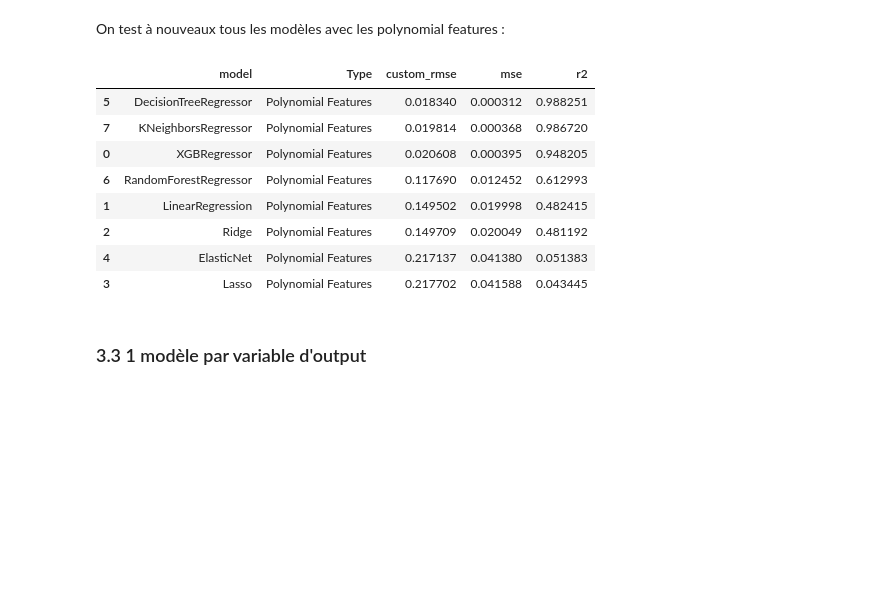
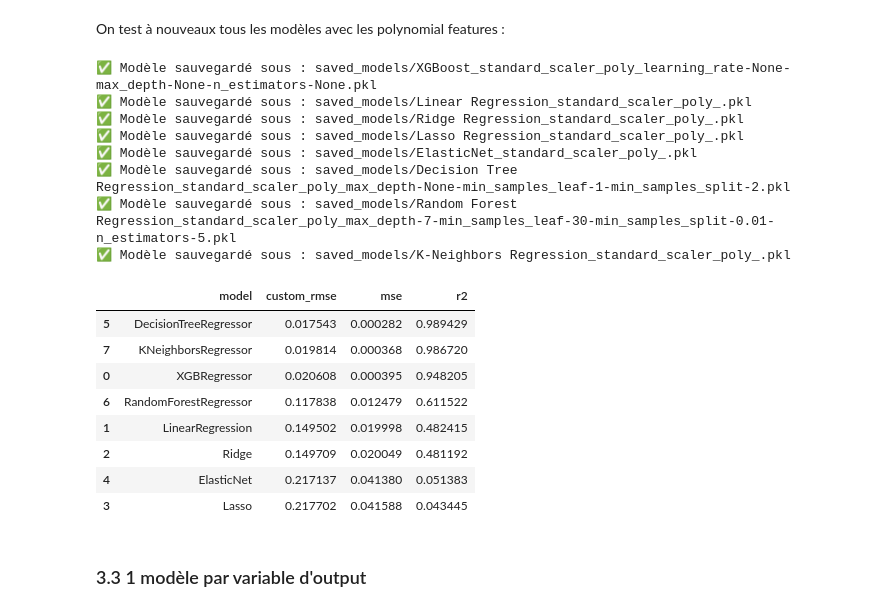
Before and after one commit to baptistedfr/Identification-Gaz-Toxiques-BERTIN, a Jupyter notebook: exemple.ipynb, the cells around one changed output. Drawn from its saved outputs; the diff is of its cells as text; code cells hidden in the pictures; blank space fills up the shorter version.

```diff
--- a/exemple.ipynb
+++ b/exemple.ipynb
@@ -313,7 +409,12 @@ Meilleurs hyperparamètres : {'max_depth': 20, 'min_samples_leaf': 30, 'min_samp
 # %% [markdown]
 Sur les données de validation :
 # %%
-y_pred = best_model.predict(X_val)
+best_params_rf = {'max_depth': 20, 'min_samples_leaf': 30, 'min_samples_split': 0.01, 'n_estimators': 12}
+best_model_rf = RandomForestRegressor(**best_params_rf, random_state=42)
+best_model_rf.fit(X_train, y_train)
+save_model(best_model_rf, 'RandomForest',"")
+
+y_pred = best_model_rf.predict(X_val)
 best_mse = round(mean_squared_error(y_val, y_pred),4,)
 best_r2 = round(r2_score(y_val, y_pred),4)
 custom_mse = round(custom_weighted_rmse(y_val, y_pred),4)
@@ -463,6 +600,7 @@ print(f"Custom MSE sur les données de validation : {custom_mse}")
 rf_best = RandomForestRegressor(n_estimators=12, max_depth=20, min_samples_leaf=30,
                                 min_samples_split=0.01, random_state=42)
 # Meilleur modèle XGBoost
+best_params = {'n_estimators': 150, 'max_depth': 12, 'learning_rate': 0.031329213672520353, 'subsample': 0.515270738264848, 'colsample_bytree': 0.9960417540840131, 'reg_lambda': 0.007868639653788518, 'reg_alpha': 0.40861619622555084, 'gamma': 0.01305340823383488, 'min_child_weight': 5}
 xgb_best = XGBRegressor(**best_params, objective='reg:squarederror', random_state=42)
 ridge = Ridge(alpha=1.0)
 
@@ -471,18 +609,18 @@ stacking_model = StackingRegressor(
     final_estimator=Ridge()
 )
 
-multi_output_model = MultiOutputRegressor(stacking_model)
+multi_output_model = (stacking_model)
 
 # Entraînement du modèle final
-multi_output_model.fit(X_train_scaled, y_train)
+multi_output_model.fit(X_train_scaled_robust, y_train)
+save_model(multi_output_model, 'StackedModel',"scaled_robust")
 
-y_pred = xgb_best.predict(X_val_scaled)
+y_pred = multi_output_model.predict(X_val_scaled_robust)
 # Calculer les métriques de performance
 best_mse = round(mean_squared_error(y_val, y_pred), 4)
 best_r2 = round(r2_score(y_val, y_pred), 4)
 custom_mse = round(custom_weighted_rmse(y_val, y_pred), 4)
 
-# Afficher les résultats des performances
 print(f"Best Mean Squared Error: {best_mse}")
 print(f"Best R^2 Score: {best_r2}")
 print(f"Custom MSE sur les données de validation : {custom_mse}")
@@ -496,15 +639,17 @@ L'objectif de la PCA est de réduire de dimensionnalité en transformant les don
 Naturellement, après avoir analysé la corrélation entre les variables en section 1.4, nous pensons qu'il est pertinent d'utiliser une PCA car le dataset présente un grand nombre de variables très corrélées.
 # %%
 pca = PCA(n_components=0.90)
-X_train_pca = pca.fit_transform(X_train_scaled)
-X_val_pca = pca.transform(X_val_scaled)
+X_train_pca = pca.fit_transform(X_train_scaled_standard)
+X_val_pca = pca.transform(X_val_scaled_standard)
 
 model_rf_pca = RandomForestRegressor(n_estimators=12, max_depth=20, min_samples_split=0.01, min_samples_leaf=30, random_state=42)
 model_rf_pca.fit(X_train_pca, y_train)
+save_model(model_rf_pca, 'RandomForest',"scaled_standard_pca")
+
 y_pred_pca = model_rf_pca.predict(X_val_pca)
 
 rmse_pca = round(custom_weighted_rmse(y_val, y_pred_pca), 2)
 print(f"Erreur quadratique moyenne pondérée (RMSE) avec PCA : {rmse_pca}")
-rmse_no_pca = round(custom_weighted_rmse(y_val, y_pred), 2)
+rmse_no_pca = round(custom_weighted_rmse(y_val, y_pred_pca), 2)
 print(f"Erreur quadratique moyenne pondérée (RMSE) sans PCA : {rmse_no_pca}")
 # %% [output]
@@ -518,9 +664,9 @@ Avec le PolynomialFeatures, on cherche à enrichir les données en ajoutant des
 On définit le dataset avec les relations polynomiales :
 # %%
 poly = PolynomialFeatures(degree=2)
-poly.fit(X_train_scaled)
-X_train_poly = poly.transform(X_train_scaled)
-X_val_poly = poly.transform(X_val_scaled)
+poly.fit(X_train_scaled_standard)
+X_train_poly = poly.transform(X_train_scaled_standard)
+X_val_poly = poly.transform(X_val_scaled_standard)
 print("X_train.shape: {}".format(X_train.shape))
 print("X_train_poly.shape: {}".format(X_train_poly.shape))
 # %% [output]
@@ -531,35 +677,44 @@ On test à nouveaux tous les modèles avec les polynomial features :
 # %%
 models = {
     'XGBoost' : XGBRegressor(),
     'Linear Regression': LinearRegression(),
     'Ridge Regression': Ridge(),
     'Lasso Regression': Lasso(),
     'ElasticNet': ElasticNet(),
     'Decision Tree Regression': DecisionTreeRegressor(),
     'Random Forest Regression': RandomForestRegressor(n_estimators=5, max_depth=7, min_samples_split=0.01, min_samples_leaf=30, random_state=42),
     'K-Neighbors Regression': KNeighborsRegressor()}
 
 res = list()
-for model in models.values() :
+for model_name, model in models.items() :
     model.fit(X_train_poly, y_train)
     y_pred = model.predict(X_val_poly)
     mse = mean_squared_error(y_val, y_pred)
     r2 = r2_score(y_val, y_pred)
     custom_rmse = custom_weighted_rmse(y_val, y_pred)
-    res.append([model.__class__.__name__,"Polynomial Features",custom_rmse, mse,r2,])
+    res.append([model.__class__.__name__,custom_rmse, mse,r2,])
+    save_model(model, model_name, 'standard_scaler_poly')
+
+res = pd.DataFrame(res,columns=["model","custom_rmse","mse","r2"]).sort_values(by="custom_rmse",ascending=True)
+res
+# %% [output]
+✅ Modèle sauvegardé sous : saved_models/XGBoost_standard_scaler_poly_learning_rate-None-max_depth-None-n_estimators-None.pkl
+✅ Modèle sauvegardé sous : saved_models/Linear Regression_standard_scaler_poly_.pkl
+✅ Modèle sauvegardé sous : saved_models/Ridge Regression_standard_scaler_poly_.pkl
+✅ Modèle sauvegardé sous : saved_models/Lasso Regression_standard_scaler_poly_.pkl
+✅ Modèle sauvegardé sous : saved_models/ElasticNet_standard_scaler_poly_.pkl
+✅ Modèle sauvegardé sous : saved_models/Decision Tree Regression_standard_scaler_poly_max_depth-None-min_samples_leaf-1-min_samples_split-2.pkl
+✅ Modèle sauvegardé sous : saved_models/Random Forest Regression_standard_scaler_poly_max_depth-7-min_samples_leaf-30-min_samples_split-0.01-n_estimators-5.pkl
+✅ Modèle sauvegardé sous : saved_models/K-Neighbors Regression_standard_scaler_poly_.pkl
+|  | model | custom_rmse | mse | r2 |
+| 5 | DecisionTreeRegressor | 0.017543 | 0.000282 | 0.989429 |
+| 7 | KNeighborsRegressor | 0.019814 | 0.000368 | 0.986720 |
+| 0 | XGBRegressor | 0.020608 | 0.000395 | 0.948205 |
+| 6 | RandomForestRegressor | 0.117838 | 0.012479 | 0.611522 |
+| 1 | LinearRegression | 0.149502 | 0.019998 | 0.482415 |
+| 2 | Ridge | 0.149709 | 0.020049 | 0.481192 |
+| 4 | ElasticNet | 0.217137 | 0.041380 | 0.051383 |
+| 3 | Lasso | 0.217702 | 0.041588 | 0.043445 |
-# %%
-res = pd.DataFrame(res,columns=["model","Type","custom_rmse","mse","r2"]).sort_values(by="custom_rmse",ascending=True)
-display(res)
-# %% [output]
-|  | model | Type | custom_rmse | mse | r2 |
-| 5 | DecisionTreeRegressor | Polynomial Features | 0.018340 | 0.000312 | 0.988251 |
-| 7 | KNeighborsRegressor | Polynomial Features | 0.019814 | 0.000368 | 0.986720 |
-| 0 | XGBRegressor | Polynomial Features | 0.020608 | 0.000395 | 0.948205 |
-| 6 | RandomForestRegressor | Polynomial Features | 0.117690 | 0.012452 | 0.612993 |
-| 1 | LinearRegression | Polynomial Features | 0.149502 | 0.019998 | 0.482415 |
-| 2 | Ridge | Polynomial Features | 0.149709 | 0.020049 | 0.481192 |
-| 4 | ElasticNet | Polynomial Features | 0.217137 | 0.041380 | 0.051383 |
-| 3 | Lasso | Polynomial Features | 0.217702 | 0.041588 | 0.043445 |
 # %% [markdown]
 ### 3.3 1 modèle par variable d'output
 # %% [markdown]
```
Also changed, not shown: parts of 37 cells of this notebook, 5 other files.
